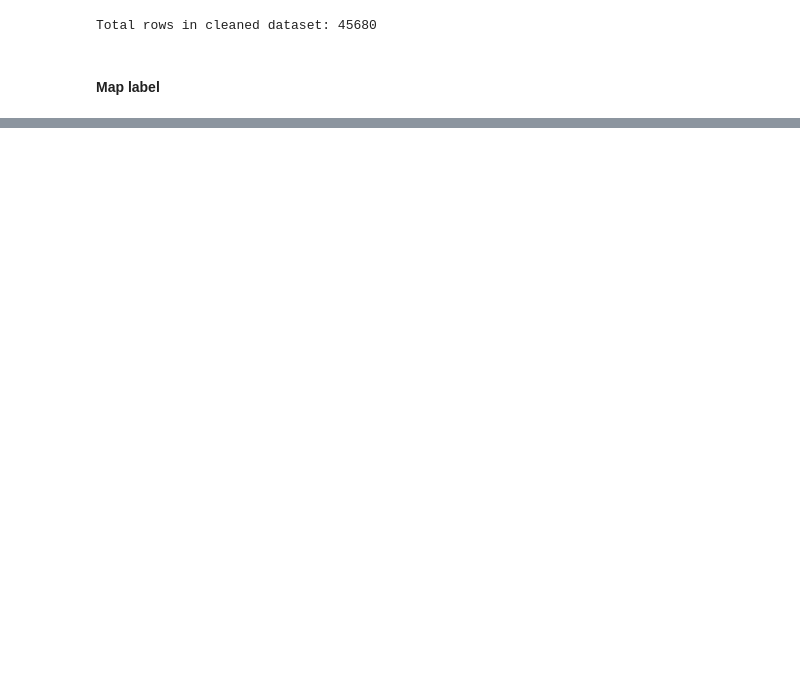
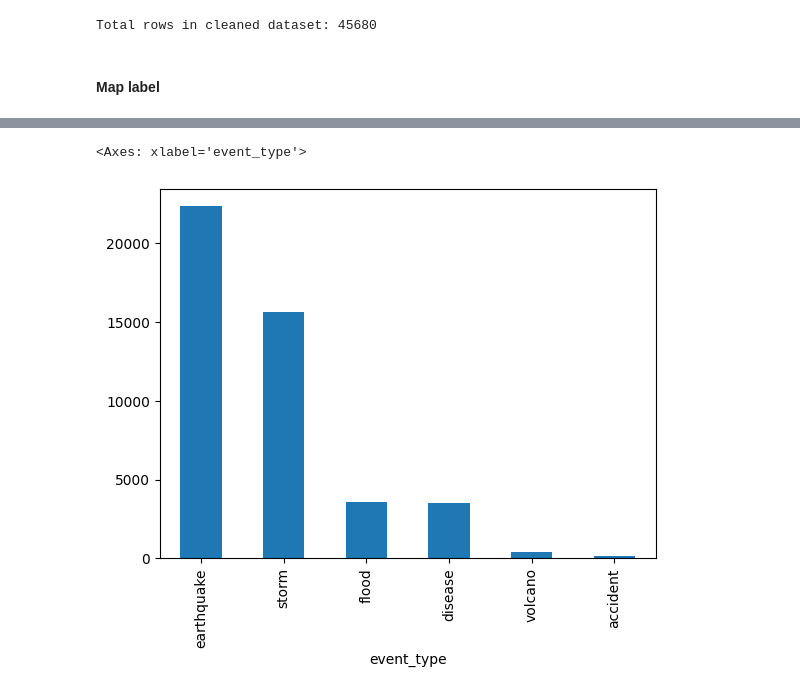
Before and after one commit to dhnhut/disaster-tweets, a Jupyter notebook: notebooks/0_dataset_CrisisNLP_R1.ipynb, the cells around one changed output, grey strips where cells are left out. Cells and saved outputs as stored; diff of their text form; code cells hidden in the pictures; blank space fills up the shorter version.

```diff
--- a/notebooks/0_dataset_CrisisNLP_R1.ipynb
+++ b/notebooks/0_dataset_CrisisNLP_R1.ipynb
@@ -409,0 +469,5 @@ df_non_dupl.to_csv( 'datasets/CrisisNLP.csv', index=False)
+# %%
+df_non_dupl['event_type'].value_counts().plot(kind='bar')
+# %% [output]
+<Axes: xlabel='event_type'>
+[figure, added]
```
Also changed, not shown: parts of 5 cells of this notebook.
